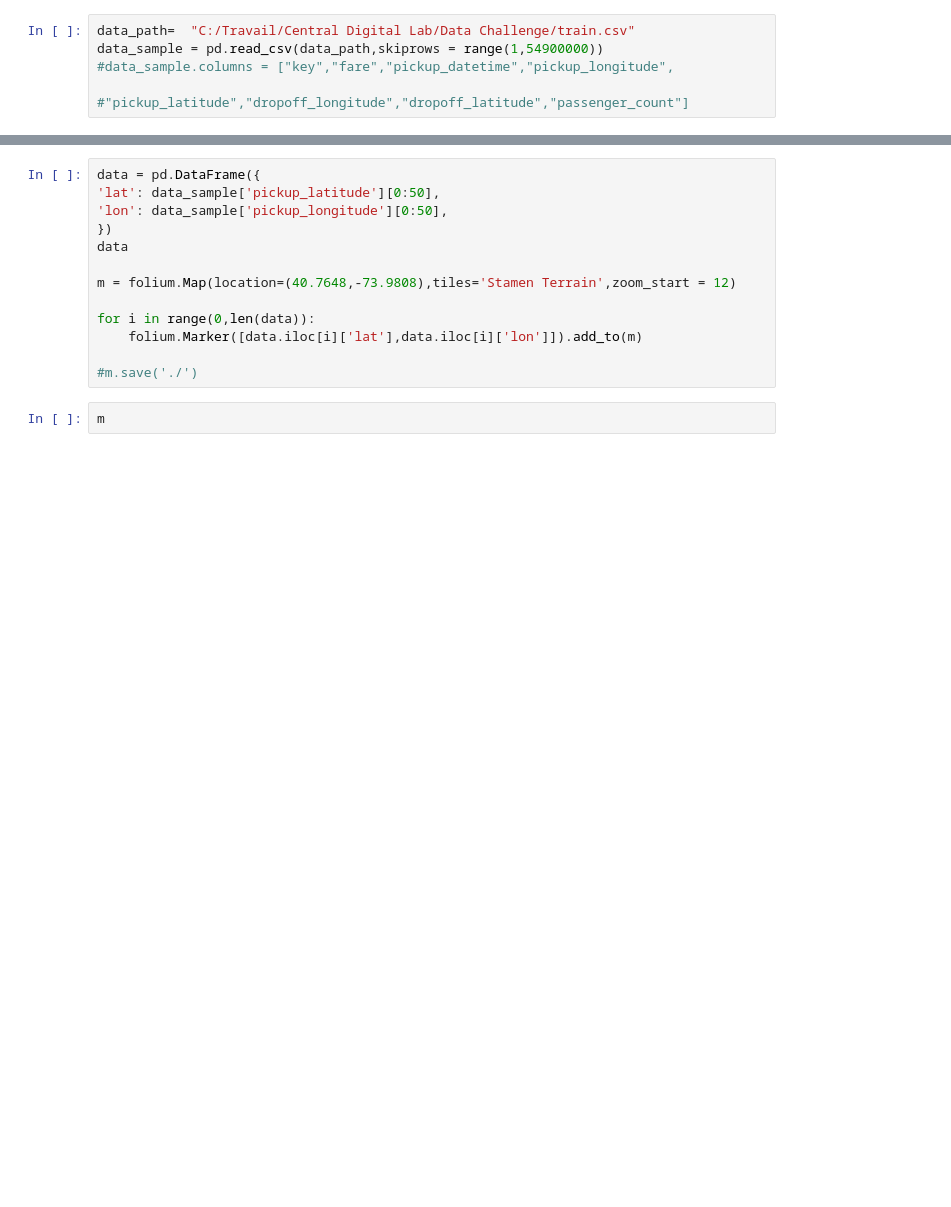
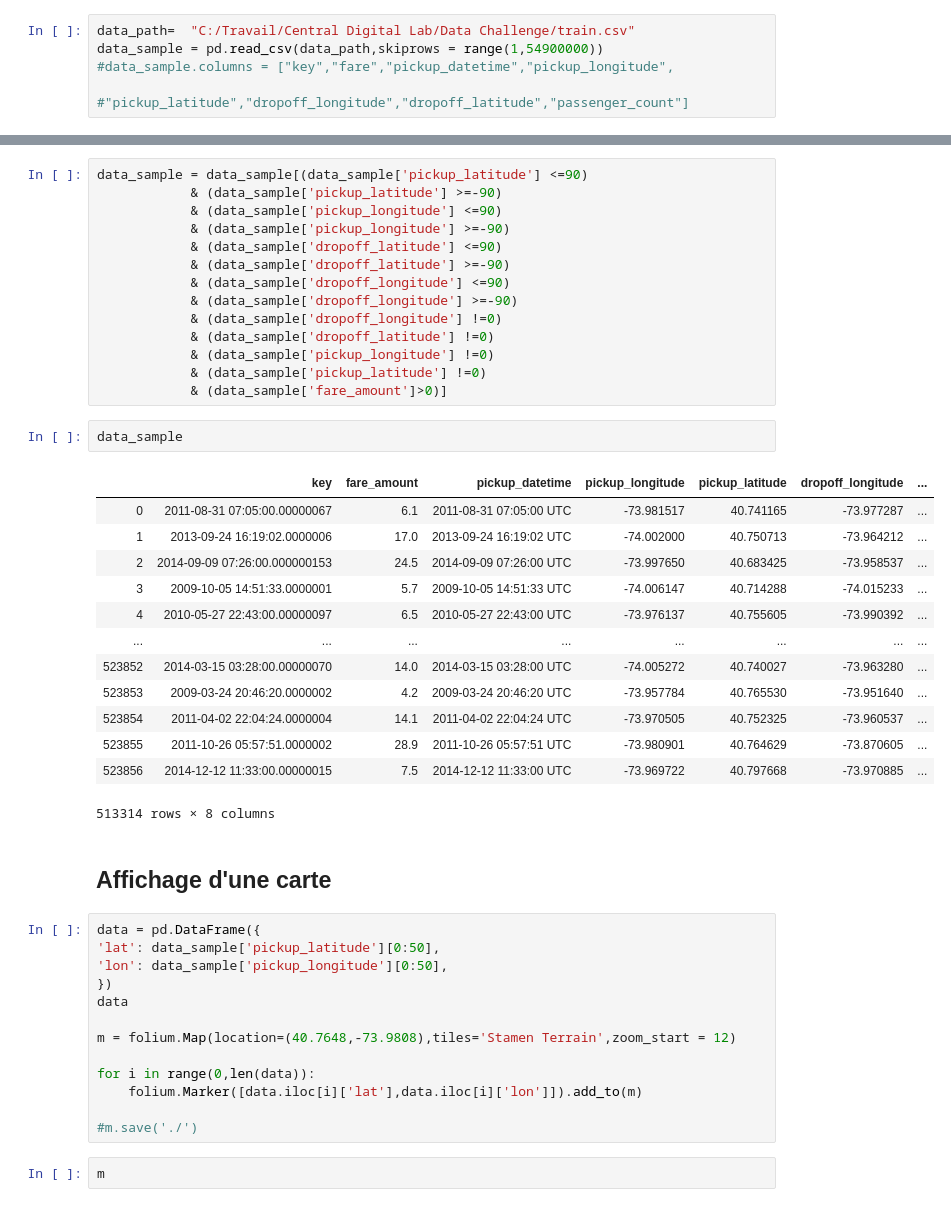
Before and after one commit to maelgui/DigitalGitRepo, a Jupyter notebook: Notebook_Data_Challenge_Paul.ipynb, the cells around one changed output, grey strips where cells are left out. Saved outputs shown, nothing was run; the diff lists cells and outputs as text; blank space fills up the shorter version.

```diff
--- a/Notebook_Data_Challenge_Paul.ipynb
+++ b/Notebook_Data_Challenge_Paul.ipynb
@@ -16,3 +38,35 @@ data_sample.iloc[1]['pickup_latitude']
+# %%
+data_sample = data_sample[(data_sample['pickup_latitude'] <=90)
+            & (data_sample['pickup_latitude'] >=-90)
+            & (data_sample['pickup_longitude'] <=90)
+            & (data_sample['pickup_longitude'] >=-90)
+            & (data_sample['dropoff_latitude'] <=90)
+            & (data_sample['dropoff_latitude'] >=-90)
+            & (data_sample['dropoff_longitude'] <=90)
+            & (data_sample['dropoff_longitude'] >=-90)
+            & (data_sample['dropoff_longitude'] !=0)
+            & (data_sample['dropoff_latitude'] !=0)
+            & (data_sample['pickup_longitude'] !=0)
+            & (data_sample['pickup_latitude'] !=0)
+            & (data_sample['fare_amount']>0)]
+# %%
+data_sample
+# %% [output]
+|  | key | fare_amount | pickup_datetime | pickup_longitude | pickup_latitude | dropoff_longitude | ... |
+| 0 | 2011-08-31 07:05:00.00000067 | 6.1 | 2011-08-31 07:05:00 UTC | -73.981517 | 40.741165 | -73.977287 | ... |
+| 1 | 2013-09-24 16:19:02.0000006 | 17.0 | 2013-09-24 16:19:02 UTC | -74.002000 | 40.750713 | -73.964212 | ... |
+| 2 | 2014-09-09 07:26:00.000000153 | 24.5 | 2014-09-09 07:26:00 UTC | -73.997650 | 40.683425 | -73.958537 | ... |
+| 3 | 2009-10-05 14:51:33.0000001 | 5.7 | 2009-10-05 14:51:33 UTC | -74.006147 | 40.714288 | -74.015233 | ... |
+| 4 | 2010-05-27 22:43:00.00000097 | 6.5 | 2010-05-27 22:43:00 UTC | -73.976137 | 40.755605 | -73.990392 | ... |
+| ... | ... | ... | ... | ... | ... | ... | ... |
+| 523852 | 2014-03-15 03:28:00.00000070 | 14.0 | 2014-03-15 03:28:00 UTC | -74.005272 | 40.740027 | -73.963280 | ... |
+| 523853 | 2009-03-24 20:46:20.0000002 | 4.2 | 2009-03-24 20:46:20 UTC | -73.957784 | 40.765530 | -73.951640 | ... |
+| 523854 | 2011-04-02 22:04:24.0000004 | 14.1 | 2011-04-02 22:04:24 UTC | -73.970505 | 40.752325 | -73.960537 | ... |
+| 523855 | 2011-10-26 05:57:51.0000002 | 28.9 | 2011-10-26 05:57:51 UTC | -73.980901 | 40.764629 | -73.870605 | ... |
+| 523856 | 2014-12-12 11:33:00.00000015 | 7.5 | 2014-12-12 11:33:00 UTC | -73.969722 | 40.797668 | -73.970885 | ... |
+513314 rows × 8 columns
+# %% [markdown]
+## Affichage d'une carte
 # %%
 data = pd.DataFrame({
 'lat': data_sample['pickup_latitude'][0:50],
```
Also changed, not shown: parts of 13 cells of this notebook.
